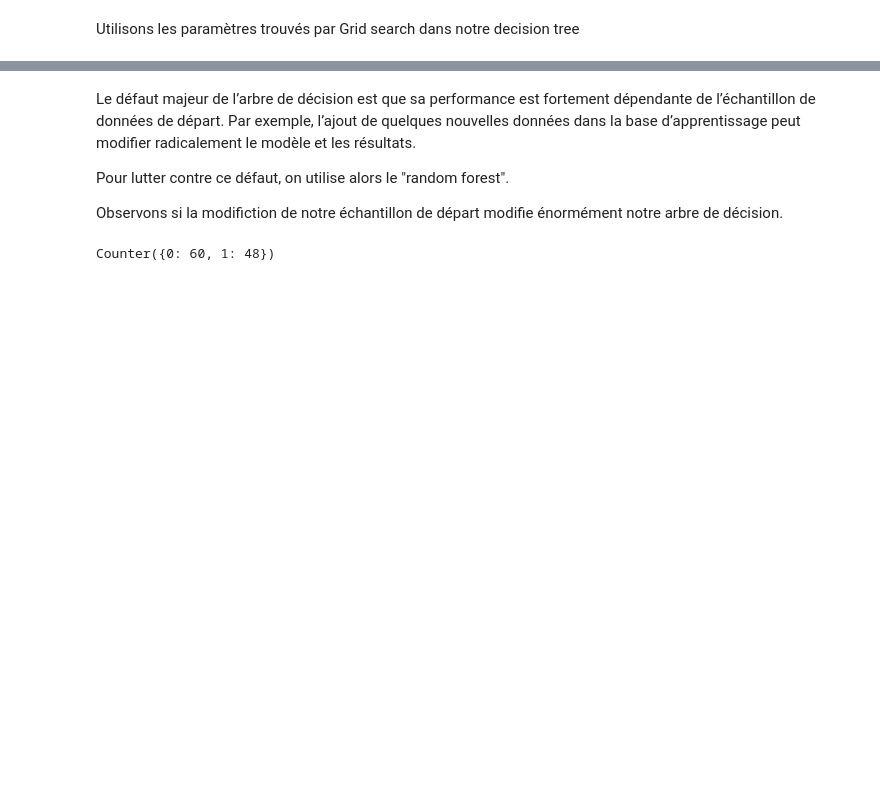
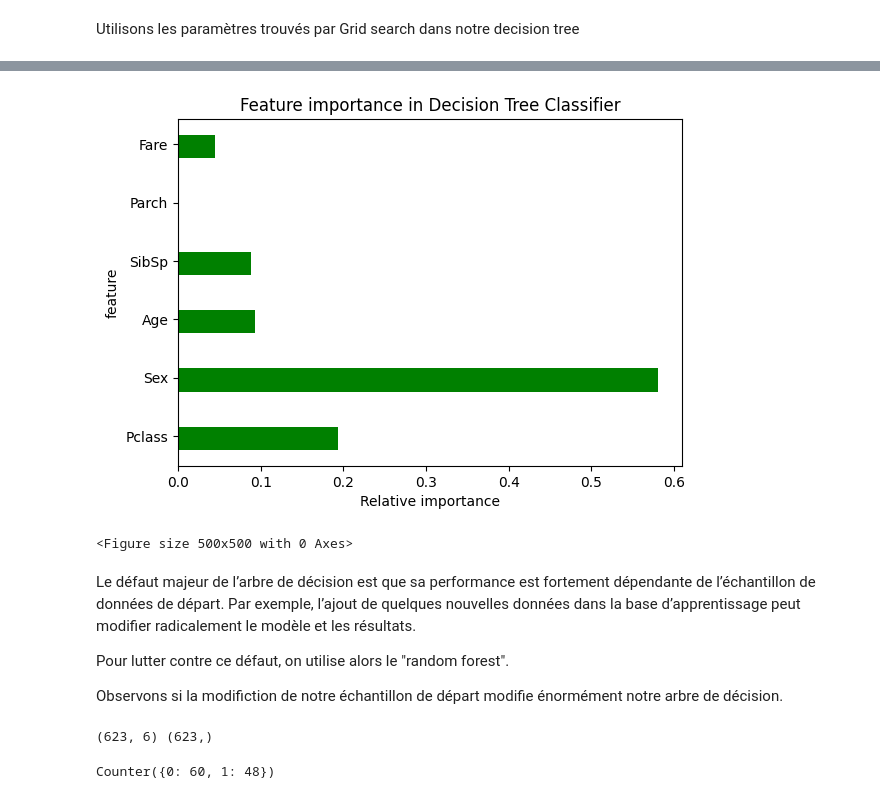
Before and after one commit to odri96352/info6, a Jupyter notebook: titanic_decision_tree.ipynb, the cells around one changed output, grey strips where cells are left out. Drawn from its saved outputs; the diff is of its cells as text; code cells hidden in the pictures; blank space fills up the shorter version.

```diff
--- a/titanic_decision_tree.ipynb
+++ b/titanic_decision_tree.ipynb
@@ -218,3 +247,21 @@ rfc_disp = RocCurveDisplay.from_estimator(grid_cv, X_test, y_test)
+# %%
+col = X.columns
+fi = dt.feature_importances_
+#plot
+fig, ax = plt.subplots()
+width = 0.4 # the width of the bars
+ind = np.arange(len(fi)) # the x locations for the groups
+ax.barh(ind, fi, width, color="green")
+ax.set_yticks(ind+width/10)
+ax.set_yticklabels(col, minor=False)
+plt.title('Feature importance in Decision Tree Classifier')
+plt.xlabel('Relative importance')
+plt.ylabel('feature')
+plt.figure(figsize=(5,5))
+fig.set_size_inches(6.5, 4.5, forward=True)
+# %% [output]
+[figure, added]
+<Figure size 500x500 with 0 Axes>
 # %% [markdown]
 Le défaut majeur de l’arbre de décision est que sa performance est fortement dépendante de l’échantillon de données de départ. Par exemple, l’ajout de quelques nouvelles données dans la base d’apprentissage peut modifier radicalement le modèle et les résultats.
 
@@ -226,3 +279,7 @@ X_train_2, X_test_2, y_train_2, y_test_2 = train_test_split(X, y, test_size=0.15
+# %%
+print(X_train_2.shape,y_train_2.shape)
+# %% [output]
+(623, 6) (623,)
 # %%
 Counter(y_test)
 # %% [output]
```
Also changed, not shown: parts of 35 cells of this notebook, 1 other file.
